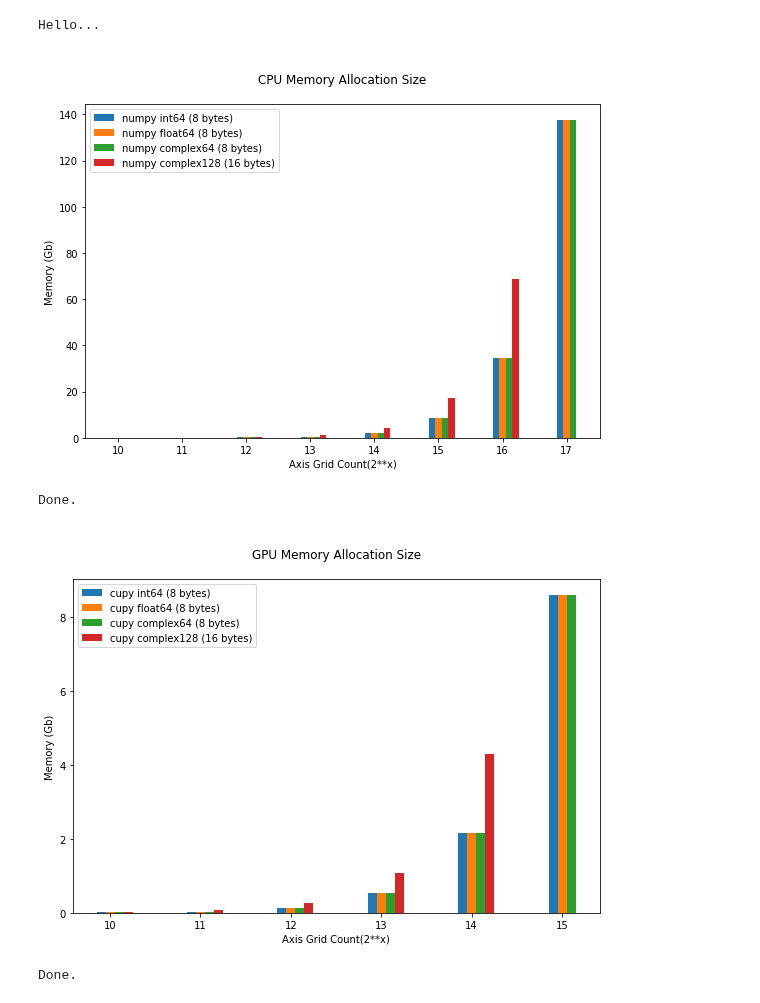
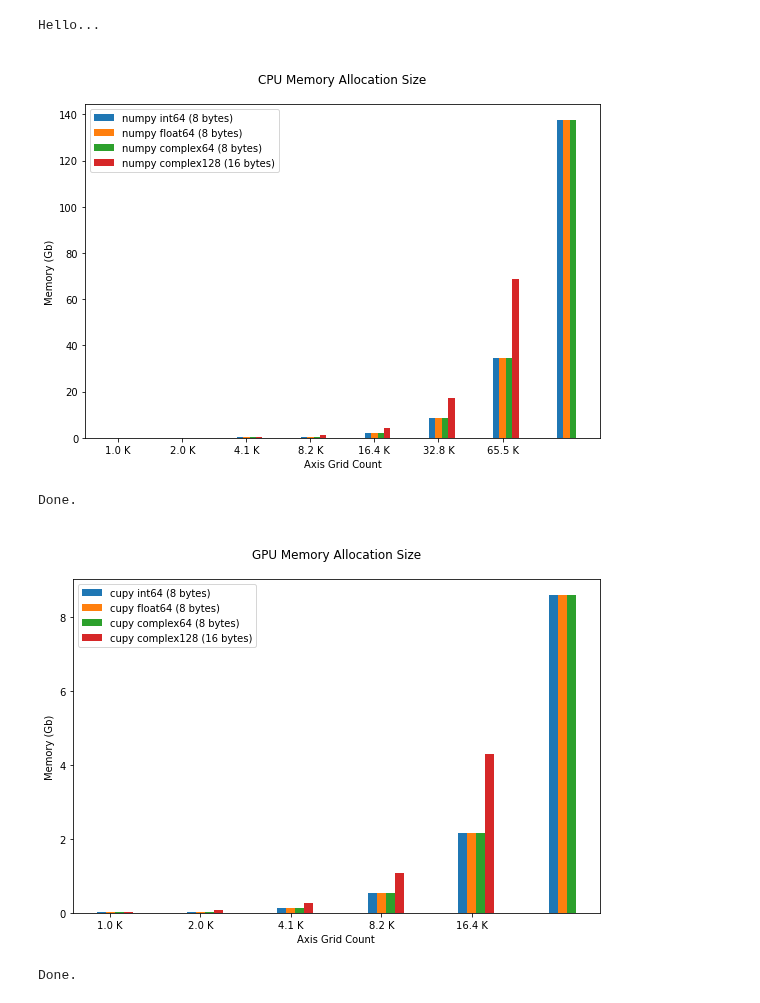
Before and after one commit to sunabove/Zernike, a Jupyter notebook: AMemoryTest.ipynb, the cells around one changed output. Cells and saved outputs as stored; diff of their text form; code cells hidden in the pictures.

```diff
--- a/AMemoryTest.ipynb
+++ b/AMemoryTest.ipynb
@@ -62,38 +62,40 @@ def test_array_memory( use_gpu , debug=0) :
                 del array
             pass
         pass
 
         x = numpy.array( grid_counts )
         y = numpy.array( memories )/1e9
 
         w = 0.1
         n = len(data_types)
         dx = w*(idx - (n- 0.5)//2)
         chart.bar( x + dx, y, label=label, width=w )
 
         debug and print( )
     pass
 
     device = [ "CPU", "GPU" ][ use_gpu ]
+    chart.set_xticks( x )
+    chart.set_xticklabels( [ f"{ (2**t)/1000:.1f} K" for t in x ] )
     chart.set_title( f"\n{device} Memory Allocation Size\n" )
-    chart.set_xlabel( "Axis Grid Count(2**x)" )
+    chart.set_xlabel( "Axis Grid Count" )
     chart.set_ylabel( "Memory (Gb)" )
     chart.legend()
 
     plt.tight_layout();
     plt.savefig( f"./result/memory_{use_gpu}.png" )
     plt.show();
 
     print( "Done." )
 pass # -- test_array_memory
 
 test_array_memory( use_gpu = 0, debug=0 )
 # %% [output]
 Hello...
-[figure, old version]
+[figure, new version]
 Done.
 # %%
 test_array_memory( use_gpu = 1, debug=0)
 # %% [output]
-[figure, old version]
+[figure, new version]
 Done.
```
Also changed, not shown: 2 other files.
